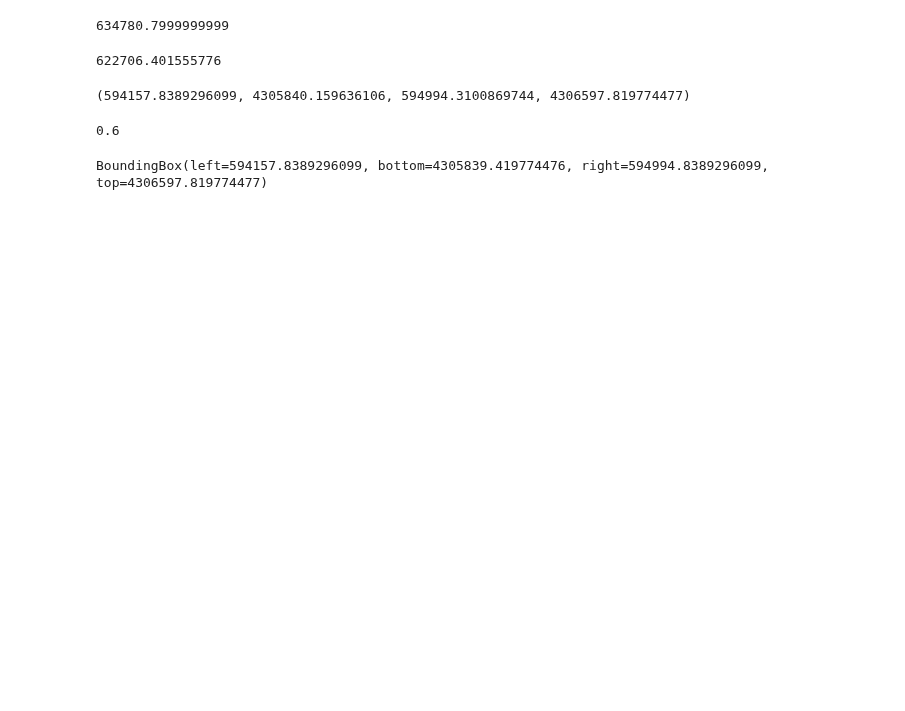
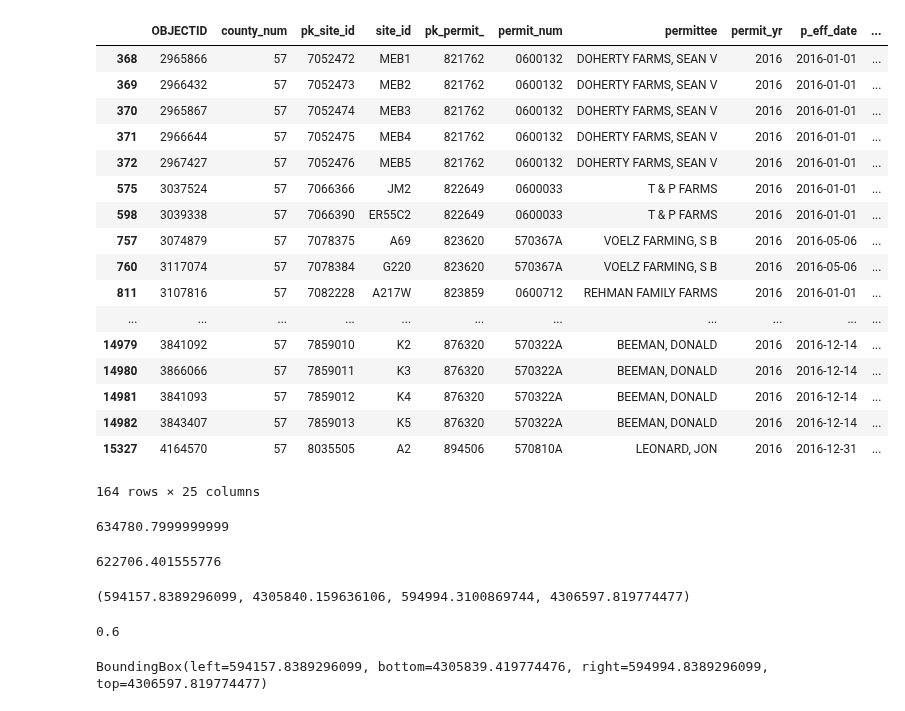
Before and after one commit to MarcelColvin/GeoSpatial-Classification, a Jupyter notebook: Extract_fields.ipynb, the cells around one changed output. Saved outputs shown, nothing was run; the diff lists cells and outputs as text; code cells hidden in the pictures; blank space fills up the shorter version.

```diff
--- a/Extract_fields.ipynb
+++ b/Extract_fields.ipynb
@@ -23,6 +23,27 @@ def container(x):
     """
     return(pic1.intersects(x))
 intersect_fields = fields[fields['geometry'].apply(container)]
+# %%
+intersect_fields
+# %% [output]
+|  | OBJECTID | county_num | pk_site_id | site_id | pk_permit_ | permit_num | permittee | permit_yr | p_eff_date | ... |
+| 368 | 2965866 | 57 | 7052472 | MEB1 | 821762 | 0600132 | DOHERTY FARMS, SEAN V | 2016 | 2016-01-01 | ... |
+| 369 | 2966432 | 57 | 7052473 | MEB2 | 821762 | 0600132 | DOHERTY FARMS, SEAN V | 2016 | 2016-01-01 | ... |
+| 370 | 2965867 | 57 | 7052474 | MEB3 | 821762 | 0600132 | DOHERTY FARMS, SEAN V | 2016 | 2016-01-01 | ... |
+| 371 | 2966644 | 57 | 7052475 | MEB4 | 821762 | 0600132 | DOHERTY FARMS, SEAN V | 2016 | 2016-01-01 | ... |
+| 372 | 2967427 | 57 | 7052476 | MEB5 | 821762 | 0600132 | DOHERTY FARMS, SEAN V | 2016 | 2016-01-01 | ... |
+| 575 | 3037524 | 57 | 7066366 | JM2 | 822649 | 0600033 | T & P FARMS | 2016 | 2016-01-01 | ... |
+| 598 | 3039338 | 57 | 7066390 | ER55C2 | 822649 | 0600033 | T & P FARMS | 2016 | 2016-01-01 | ... |
+| 757 | 3074879 | 57 | 7078375 | A69 | 823620 | 570367A | VOELZ FARMING, S B | 2016 | 2016-05-06 | ... |
+| 760 | 3117074 | 57 | 7078384 | G220 | 823620 | 570367A | VOELZ FARMING, S B | 2016 | 2016-05-06 | ... |
+| 811 | 3107816 | 57 | 7082228 | A217W | 823859 | 0600712 | REHMAN FAMILY FARMS | 2016 | 2016-01-01 | ... |
+| ... | ... | ... | ... | ... | ... | ... | ... | ... | ... | ... |
+| 14979 | 3841092 | 57 | 7859010 | K2 | 876320 | 570322A | BEEMAN, DONALD | 2016 | 2016-12-14 | ... |
+| 14980 | 3866066 | 57 | 7859011 | K3 | 876320 | 570322A | BEEMAN, DONALD | 2016 | 2016-12-14 | ... |
+| 14981 | 3841093 | 57 | 7859012 | K4 | 876320 | 570322A | BEEMAN, DONALD | 2016 | 2016-12-14 | ... |
+| 14982 | 3843407 | 57 | 7859013 | K5 | 876320 | 570322A | BEEMAN, DONALD | 2016 | 2016-12-14 | ... |
+| 15327 | 4164570 | 57 | 8035505 | A2 | 894506 | 570810A | LEONARD, JON | 2016 | 2016-12-31 | ... |
+164 rows × 25 columns
 # %%
 geoms = intersect_fields.geometry.values
 field1 =geoms[0]
```
Also changed, not shown: parts of 3 cells of this notebook.
